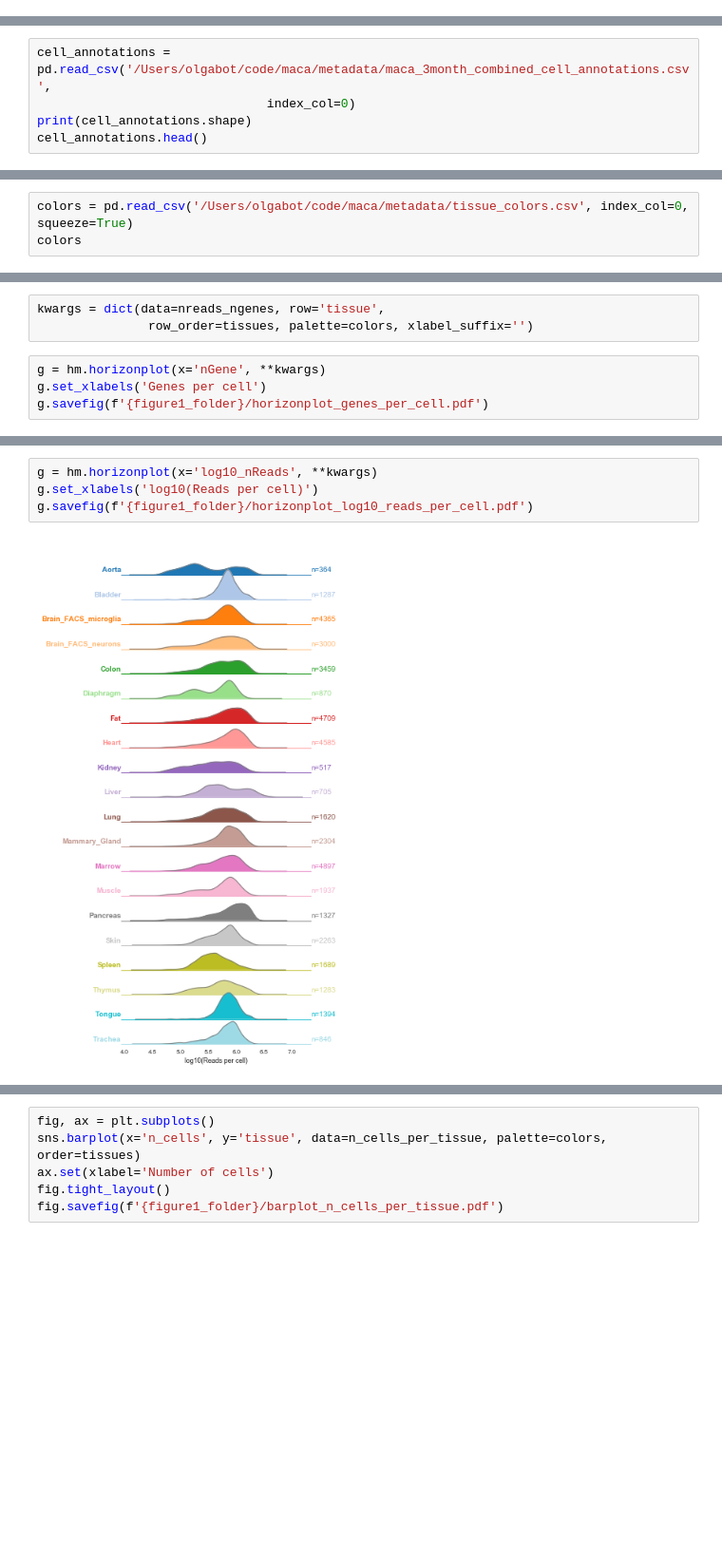
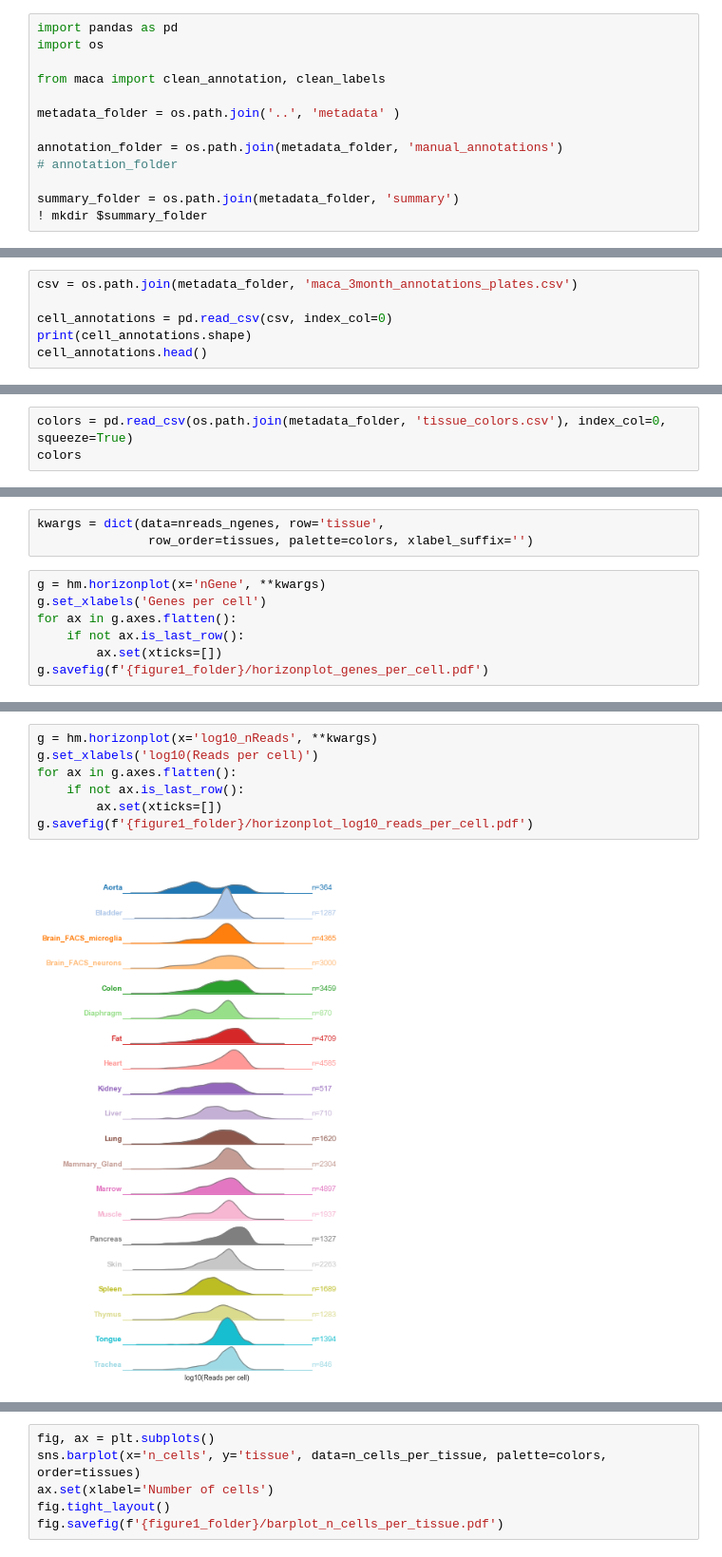
Before and after one commit to czbiohub-sf/maca, a Jupyter notebook: notebooks/024_number_cells_genes_reads_barplots.ipynb, the cells around one changed output, grey strips where cells are left out. Shown: that part at 95% size. Cells and saved outputs as stored; diff of their text form; blank space fills up the shorter version.

```diff
--- a/notebooks/024_number_cells_genes_reads_barplots.ipynb
+++ b/notebooks/024_number_cells_genes_reads_barplots.ipynb
@@ -0,0 +1,13 @@
+# %%
+import pandas as pd
+import os
+
+from maca import clean_annotation, clean_labels
+
+metadata_folder = os.path.join('..', 'metadata' )
+
+annotation_folder = os.path.join(metadata_folder, 'manual_annotations')
+# annotation_folder
+
+summary_folder = os.path.join(metadata_folder, 'summary')
+! mkdir $summary_folder
@@ -6,8 +21,9 @@ import seaborn as sns
 
 sns.set(style='whitegrid', context='paper')
 # %%
-cell_annotations = pd.read_csv('/Users/olgabot/code/maca/metadata/maca_3month_combined_cell_annotations.csv',
-                               index_col=0)
+csv = os.path.join(metadata_folder, 'maca_3month_annotations_plates.csv')
+
+cell_annotations = pd.read_csv(csv, index_col=0)
 print(cell_annotations.shape)
 cell_annotations.head()
 # %% [output]
@@ -109,7 +134,7 @@ import numpy as np
 # %%
 nreads_ngenes['log10_nReads'] = np.log10(nreads_ngenes['nReads'])
 # %%
-colors = pd.read_csv('/Users/olgabot/code/maca/metadata/tissue_colors.csv', index_col=0, squeeze=True)
+colors = pd.read_csv(os.path.join(metadata_folder, 'tissue_colors.csv'), index_col=0, squeeze=True)
 colors
 # %% [output]
 Aorta                   #1f77b4
@@ -159,5 +184,8 @@ kwargs = dict(data=nreads_ngenes, row='tissue',
 # %%
 g = hm.horizonplot(x='nGene', **kwargs)
 g.set_xlabels('Genes per cell')
+for ax in g.axes.flatten():
+    if not ax.is_last_row():
+        ax.set(xticks=[])
 g.savefig(f'{figure1_folder}/horizonplot_genes_per_cell.pdf')
 # %% [output]
@@ -167,9 +193,12 @@ g.savefig(f'{figure1_folder}/horizonplot_genes_per_cell.pdf')
 # %%
 g = hm.horizonplot(x='log10_nReads', **kwargs)
 g.set_xlabels('log10(Reads per cell)')
+for ax in g.axes.flatten():
+    if not ax.is_last_row():
+        ax.set(xticks=[])
 g.savefig(f'{figure1_folder}/horizonplot_log10_reads_per_cell.pdf')
 # %% [output]
-[figure, old version]
+[figure, new version]
 # %%
 n_cells_per_tissue = nreads_ngenes.groupby('tissue').size().reset_index()
 n_cells_per_tissue = n_cells_per_tissue.rename(columns={0: 'n_cells'})
```
Also changed, not shown: parts of 28 cells of this notebook, 23 other files.
